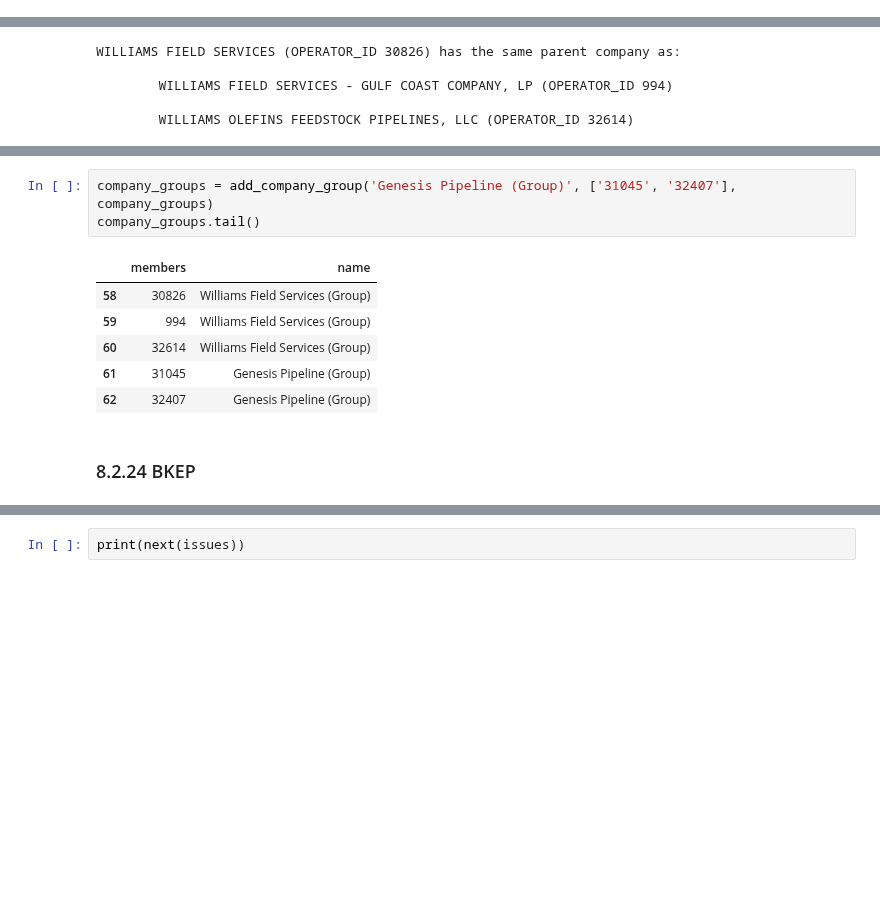
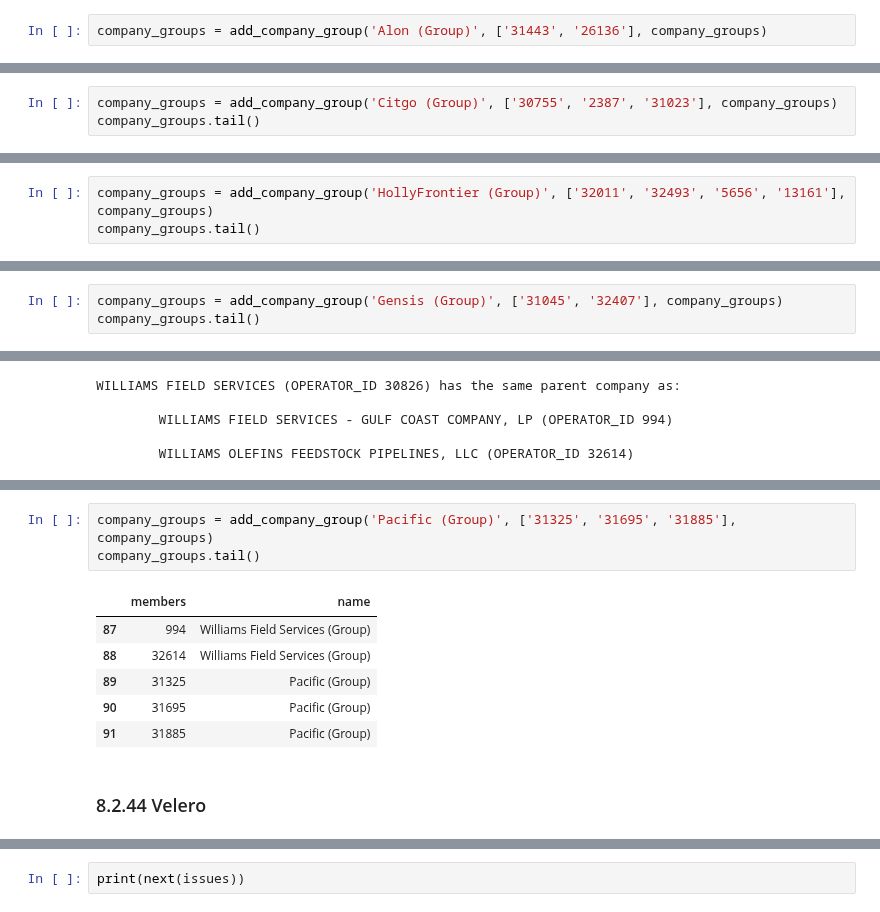
Before and after one commit to julianbarg/oil_industry, a Jupyter notebook: workbooks/8py_resolve issues.ipynb, the cells around one changed output, grey strips where cells are left out. Drawn from its saved outputs; the diff is of its cells as text; blank space fills up the shorter version.

```diff
--- a/workbooks/8py_resolve issues.ipynb
+++ b/workbooks/8py_resolve issues.ipynb
@@ -752,0 +1342,2 @@ TESORO LOGISTICS NORTHWEST PIPELINE LLC (OPERATOR_ID 39029) may have a namesake
+# %%
+company_groups = add_company_group('Alon (Group)', ['31443', '26136'], company_groups)
@@ -752,0 +1380,3 @@ TESORO LOGISTICS NORTHWEST PIPELINE LLC (OPERATOR_ID 39029) may have a namesake
+# %%
+company_groups = add_company_group('Citgo (Group)', ['30755', '2387', '31023'], company_groups)
+company_groups.tail()
@@ -752,0 +1433,3 @@ TESORO LOGISTICS NORTHWEST PIPELINE LLC (OPERATOR_ID 39029) may have a namesake
+# %%
+company_groups = add_company_group('HollyFrontier (Group)', ['32011', '32493', '5656', '13161'], company_groups)
+company_groups.tail()
@@ -752,0 +1522,3 @@ TESORO LOGISTICS NORTHWEST PIPELINE LLC (OPERATOR_ID 39029) may have a namesake
+# %%
+company_groups = add_company_group('Gensis (Group)', ['31045', '32407'], company_groups)
+company_groups.tail()
@@ -807,15 +1639,15 @@ GENESIS PIPELINE USA, L.P. (OPERATOR_ID 31045) has the same parent company as:
 # %%
-company_groups = add_company_group('Genesis Pipeline (Group)', ['31045', '32407'], company_groups)
+company_groups = add_company_group('Pacific (Group)', ['31325', '31695', '31885'], company_groups)
 company_groups.tail()
 # %% [output]
 |  | members | name |
-| 58 | 30826 | Williams Field Services (Group) |
-| 59 | 994 | Williams Field Services (Group) |
-| 60 | 32614 | Williams Field Services (Group) |
-| 61 | 31045 | Genesis Pipeline (Group) |
-| 62 | 32407 | Genesis Pipeline (Group) |
+| 87 | 994 | Williams Field Services (Group) |
+| 88 | 32614 | Williams Field Services (Group) |
+| 89 | 31325 | Pacific (Group) |
+| 90 | 31695 | Pacific (Group) |
+| 91 | 31885 | Pacific (Group) |
 # %% [markdown]
-### 8.2.24 BKEP
+### 8.2.44 Velero
 # %%
 print(next(issues))
 # %% [output]
```
Also changed, not shown: parts of 433 cells of this notebook, 3 other files.
